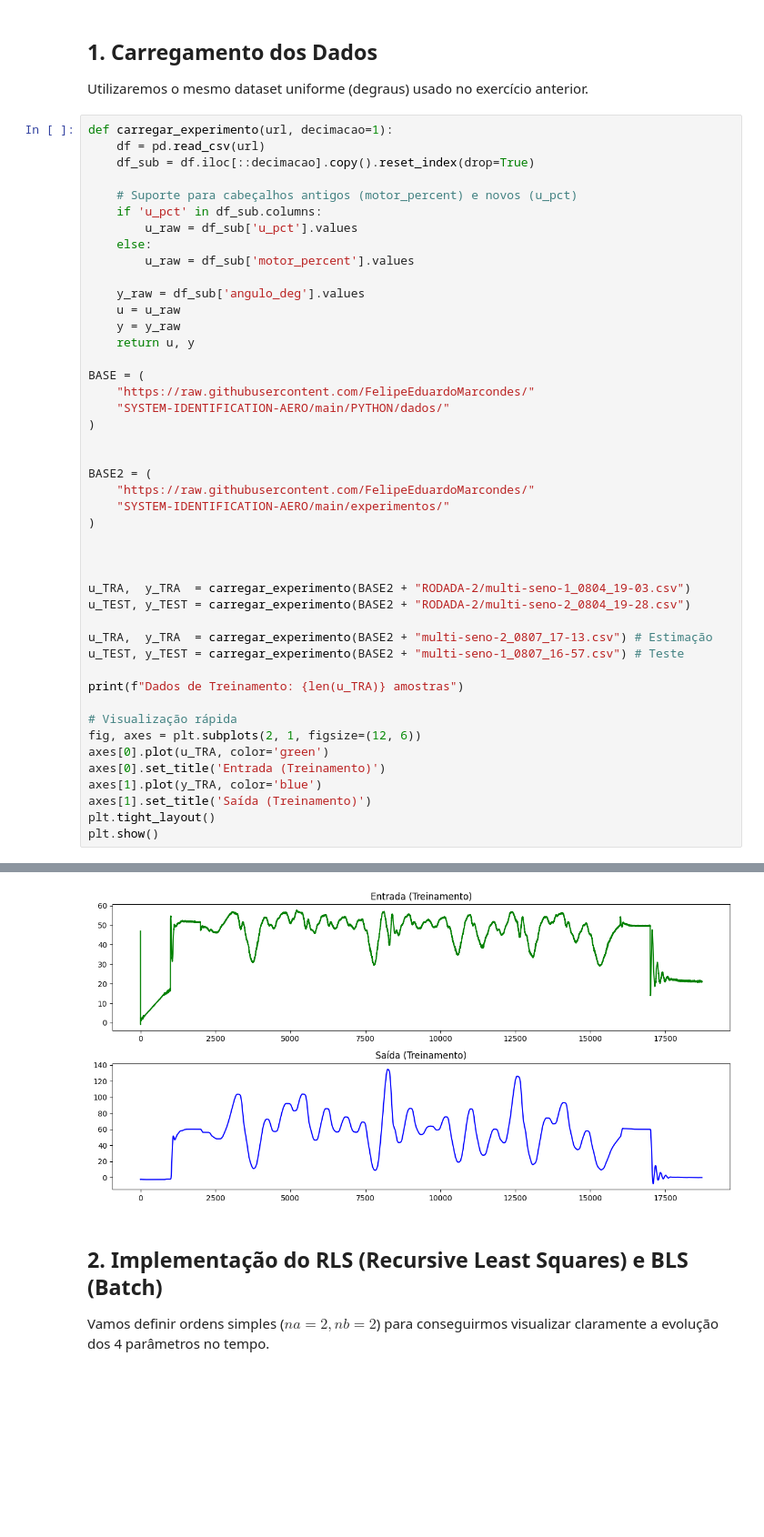
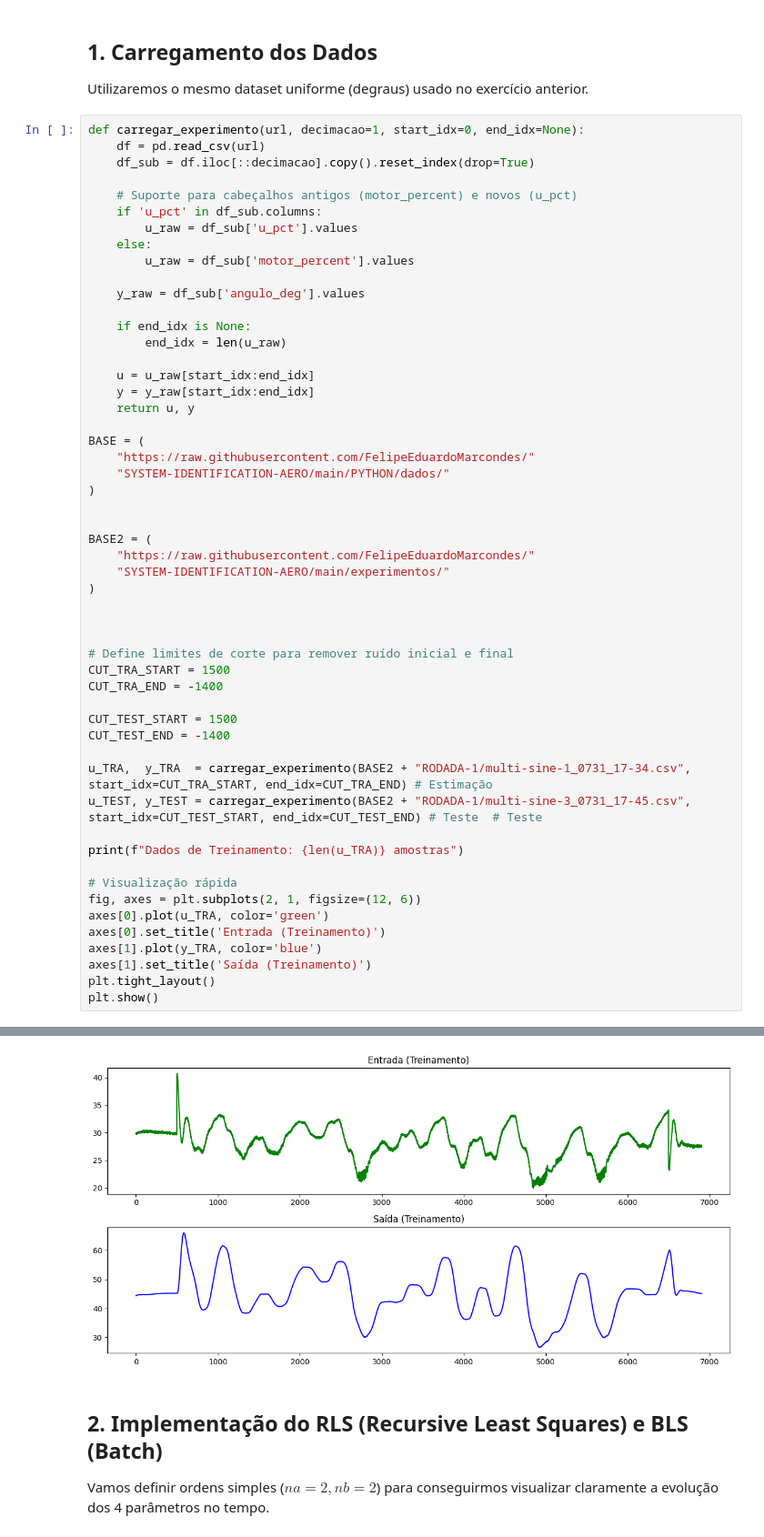
Before and after one commit to FelipeEduardoMarcondes/SYSTEM-IDENTIFICATION-AERO, a Jupyter notebook: identificação-collab/RLS_AEROPENDULO.ipynb, the cells around one changed output, grey strips where cells are left out. Shown at 91% size. Cells and saved outputs as stored; diff of their text form; blank space fills up the shorter version.

```diff
--- a/identificação-collab/RLS_AEROPENDULO.ipynb
+++ b/identificação-collab/RLS_AEROPENDULO.ipynb
@@ -13,7 +13,7 @@ import pandas as pd
 
 Utilizaremos o mesmo dataset uniforme (degraus) usado no exercício anterior.
 # %%
-def carregar_experimento(url, decimacao=1):
+def carregar_experimento(url, decimacao=1, start_idx=0, end_idx=None):
     df = pd.read_csv(url)
     df_sub = df.iloc[::decimacao].copy().reset_index(drop=True)
 
@@ -24,8 +24,12 @@ def carregar_experimento(url, decimacao=1):
         u_raw = df_sub['motor_percent'].values
 
     y_raw = df_sub['angulo_deg'].values
-    u = u_raw
-    y = y_raw
+
+    if end_idx is None:
+        end_idx = len(u_raw)
+
+    u = u_raw[start_idx:end_idx]
+    y = y_raw[start_idx:end_idx]
     return u, y
 
 BASE = (
@@ -41,11 +45,15 @@ BASE2 = (
 
 
 
-u_TRA,  y_TRA  = carregar_experimento(BASE2 + "RODADA-2/multi-seno-1_0804_19-03.csv")
-u_TEST, y_TEST = carregar_experimento(BASE2 + "RODADA-2/multi-seno-2_0804_19-28.csv")
+# Define limites de corte para remover ruído inicial e final
+CUT_TRA_START = 1500
+CUT_TRA_END = -1400
 
-u_TRA,  y_TRA  = carregar_experimento(BASE2 + "multi-seno-2_0807_17-13.csv") # Estimação
-u_TEST, y_TEST = carregar_experimento(BASE2 + "multi-seno-1_0807_16-57.csv") # Teste
+CUT_TEST_START = 1500
+CUT_TEST_END = -1400
+
+u_TRA,  y_TRA  = carregar_experimento(BASE2 + "RODADA-1/multi-sine-1_0731_17-34.csv", start_idx=CUT_TRA_START, end_idx=CUT_TRA_END) # Estimação
+u_TEST, y_TEST = carregar_experimento(BASE2 + "RODADA-1/multi-sine-3_0731_17-45.csv", start_idx=CUT_TEST_START, end_idx=CUT_TEST_END) # Teste  # Teste
 
 print(f"Dados de Treinamento: {len(u_TRA)} amostras")
 
@@ -62,4 +70,4 @@ Dados de Treinamento: 18725 amostras
-[figure, old version]
+[figure, new version]
 # %% [markdown]
 ## 2. Implementação do RLS (Recursive Least Squares) e BLS (Batch)
 
```
Also changed, not shown: parts of 5 cells of this notebook, 27 other files.
